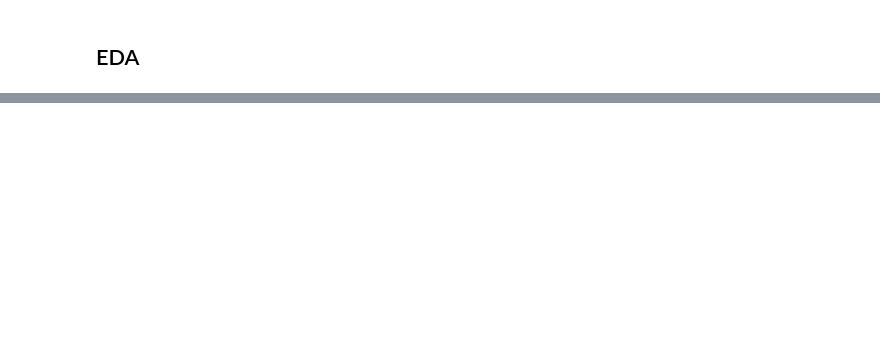
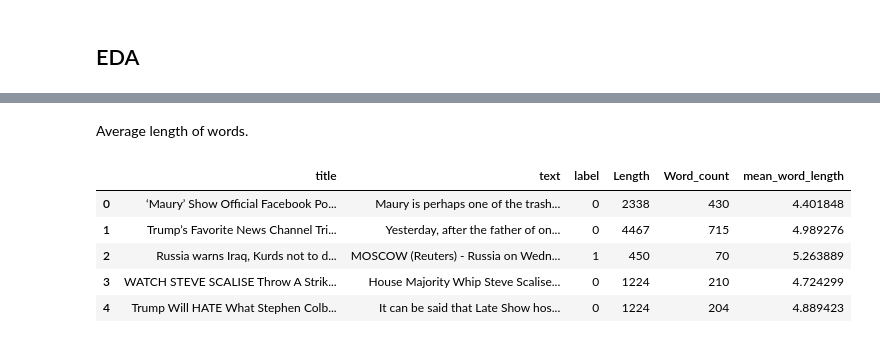
Before and after one commit to ktherron/DataScienceCapstone2, a Jupyter notebook: fake_news_data_wrangling_eda.ipynb, the cells around one changed output, grey strips where cells are left out. Saved outputs shown, nothing was run; the diff lists cells and outputs as text; code cells hidden in the pictures; blank space fills up the shorter version.

```diff
--- a/fake_news_data_wrangling_eda.ipynb
+++ b/fake_news_data_wrangling_eda.ipynb
@@ -85,0 +113,3 @@ Name: type, dtype: int64
+# %%
+fake_news['Length'] = fake_news['text'].str.len()
+fake_news.head()
@@ -85,0 +145,12 @@ Name: type, dtype: int64
+# %% [markdown]
+Average length of words.
+# %%
+fake_news['mean_word_length'] = fake_news['text'].map(lambda x: np.mean([len(word) for word in x.split(" ")]))
+fake_news.head()
+# %% [output]
+|  | title | text | label | Length | Word_count | mean_word_length |
+| 0 | ‘Maury’ Show Official Facebook Po... | Maury is perhaps one of the trash... | 0 | 2338 | 430 | 4.401848 |
+| 1 | Trump’s Favorite News Channel Tri... | Yesterday, after the father of on... | 0 | 4467 | 715 | 4.989276 |
+| 2 | Russia warns Iraq, Kurds not to d... | MOSCOW (Reuters) - Russia on Wedn... | 1 | 450 | 70 | 5.263889 |
+| 3 | WATCH STEVE SCALISE Throw A Strik... | House Majority Whip Steve Scalise... | 0 | 1224 | 210 | 4.724299 |
+| 4 | Trump Will HATE What Stephen Colb... | It can be said that Late Show hos... | 0 | 1224 | 204 | 4.889423 |
```
Also changed, not shown: parts of 24 cells of this notebook, 13 other files.
